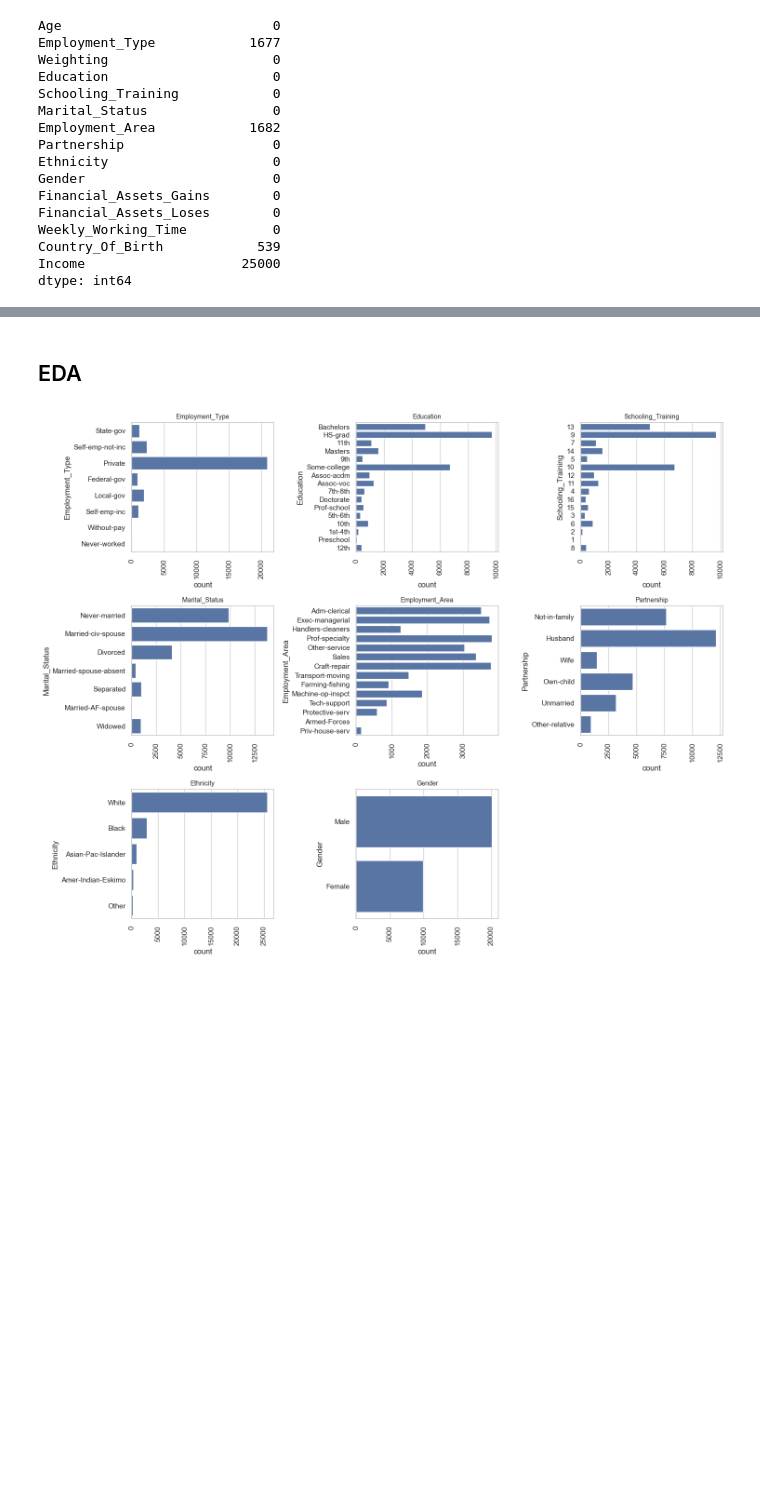
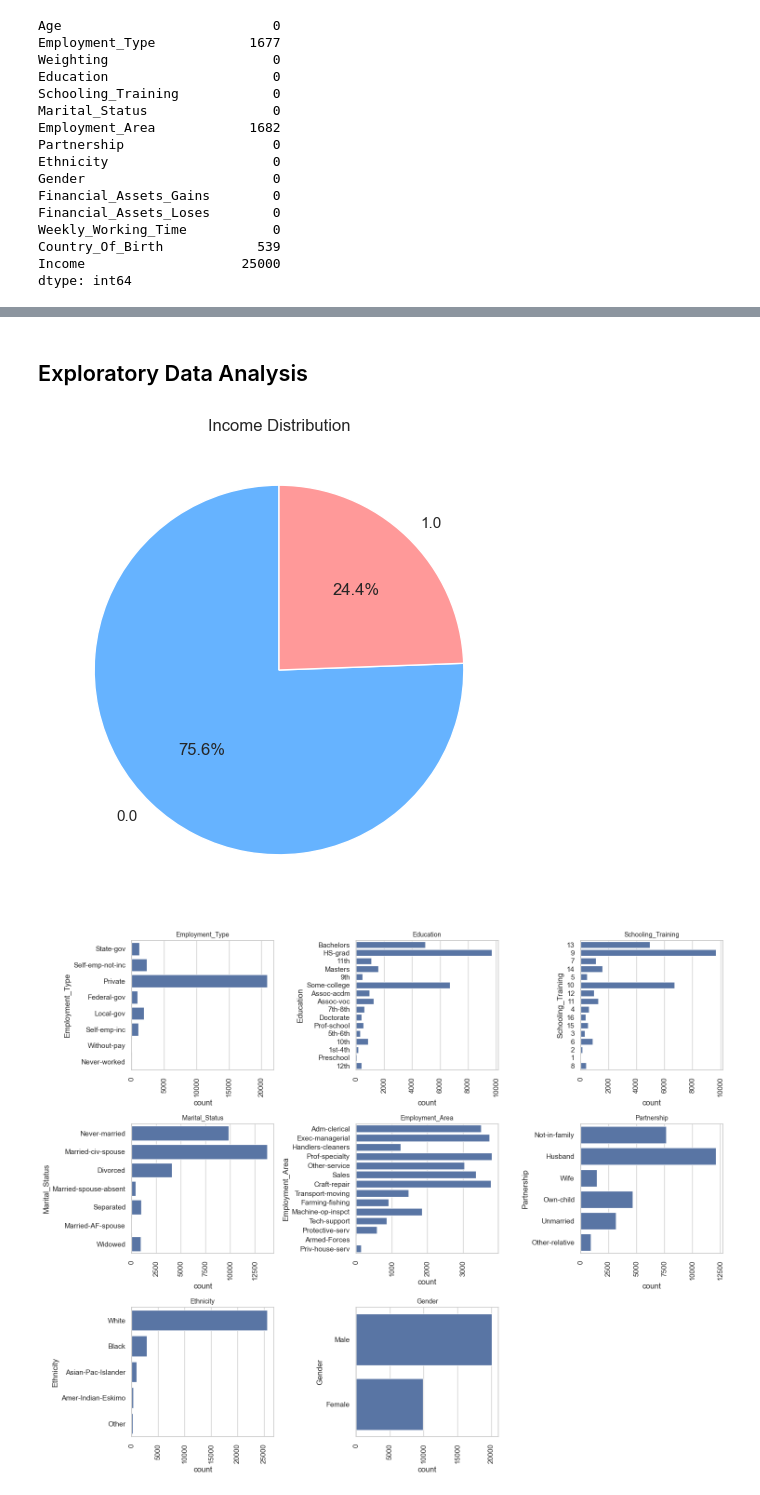
Before and after one commit to ishalijadhav/income-classifier-ml, a Jupyter notebook: bin/Income_Analysis.ipynb, the cells around one changed output, grey strips where cells are left out. Saved outputs shown, nothing was run; the diff lists cells and outputs as text; code cells hidden in the pictures; blank space fills up the shorter version.

```diff
--- a/bin/Income_Analysis.ipynb
+++ b/bin/Income_Analysis.ipynb
@@ -138,5 +157,21 @@ df_unlabeled.to_csv('../data/test.csv')
 # %% [markdown]
-## EDA
+## Exploratory Data Analysis
+# %%
+income_counts = df["Income"].value_counts()
+
+# Plot pie chart
+plt.figure(figsize=(6,6))
+plt.pie(
+    income_counts,
+    labels=income_counts.index,
+    autopct='%1.1f%%',
+    startangle=90,
+    colors=["#66b3ff", "#ff9999"]
+)
+plt.title("Income Distribution")
+plt.show()
+# %% [output]
+[figure, added]
 # %%
 sns.set(style="whitegrid")
 fig, axes = plt.subplots(3, 3, figsize=(15, 12))
```
Also changed, not shown: parts of 64 cells of this notebook, 3 other files.
